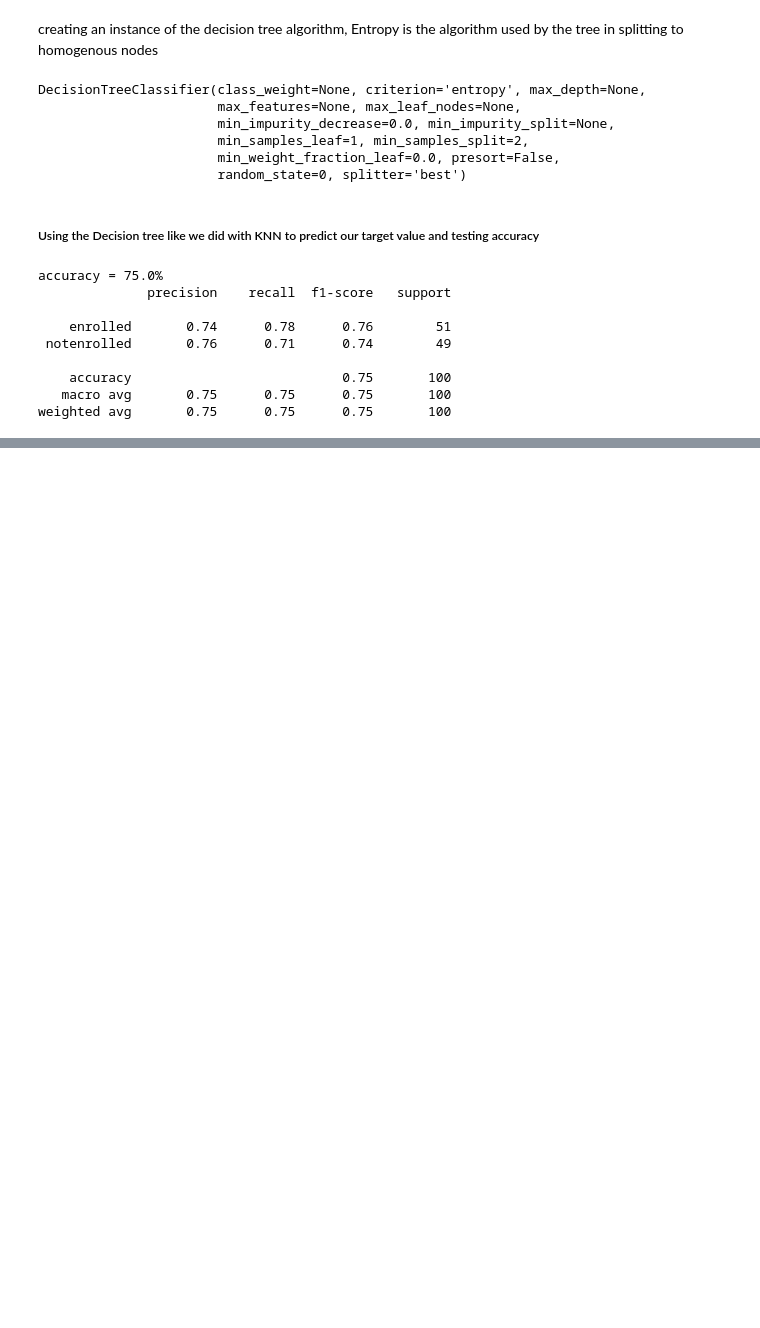
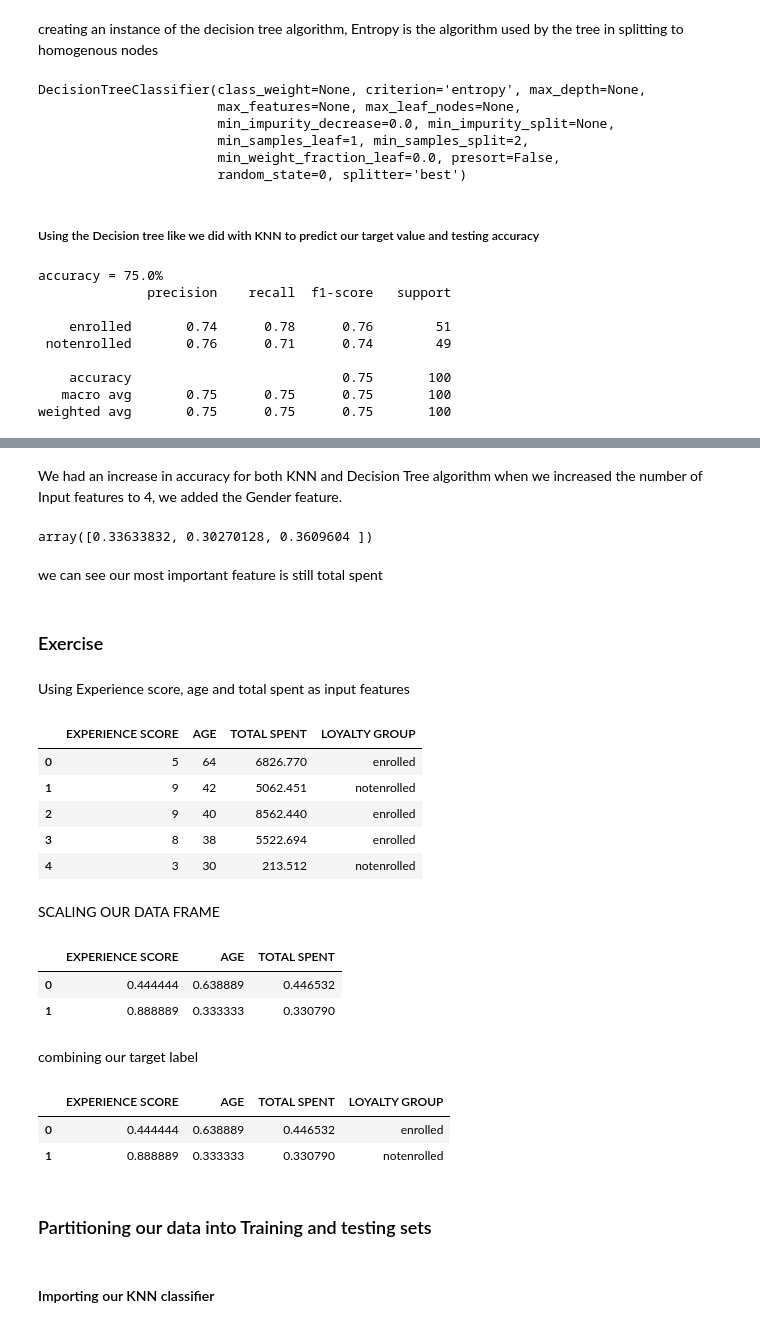
Before and after one commit to okeks/classification-supervised-, a Jupyter notebook: Retailer X Classification Analysis-Supervised Learning.ipynb, the cells around one changed output, grey strips where cells are left out. Cells and saved outputs as stored; diff of their text form; code cells hidden in the pictures; blank space fills up the shorter version.

```diff
--- a/Retailer X Classification Analysis-Supervised Learning.ipynb
+++ b/Retailer X Classification Analysis-Supervised Learning.ipynb
@@ -911,0 +1137,22 @@ weighted avg       0.75      0.75      0.75       100
+# %% [markdown]
+We had an increase in accuracy for both KNN and Decision Tree algorithm when we increased the number of Input features to 4, we added the Gender feature.
+# %%
+clf_tree.feature_importances_
+# %% [output]
+array([0.33633832, 0.30270128, 0.3609604 ])
+# %% [markdown]
+we can see our most important feature is still total spent
+# %% [markdown]
+### Exercise
+# %% [markdown]
+Using Experience score, age and total spent as input features
+# %%
+GF_classification = customer_all_view[['EXPERIENCE SCORE','AGE','TOTAL SPENT', 'LOYALTY GROUP']]
+GF_classification.head()
+# %% [output]
+|  | EXPERIENCE SCORE | AGE | TOTAL SPENT | LOYALTY GROUP |
+| 0 | 5 | 64 | 6826.770 | enrolled |
+| 1 | 9 | 42 | 5062.451 | notenrolled |
+| 2 | 9 | 40 | 8562.440 | enrolled |
+| 3 | 8 | 38 | 5522.694 | enrolled |
+| 4 | 3 | 30 | 213.512 | notenrolled |
@@ -911,0 +1161,2 @@ weighted avg       0.75      0.75      0.75       100
+# %% [markdown]
+SCALING OUR DATA FRAME
@@ -911,0 +1167,8 @@ weighted avg       0.75      0.75      0.75       100
+# %%
+GF_classification.head(2)
+# %% [output]
+|  | EXPERIENCE SCORE | AGE | TOTAL SPENT |
+| 0 | 0.444444 | 0.638889 | 0.446532 |
+| 1 | 0.888889 | 0.333333 | 0.330790 |
+# %% [markdown]
+combining our target label
@@ -911,0 +1177,8 @@ weighted avg       0.75      0.75      0.75       100
+# %%
+GF_classification.head(2)
+# %% [output]
+|  | EXPERIENCE SCORE | AGE | TOTAL SPENT | LOYALTY GROUP |
+| 0 | 0.444444 | 0.638889 | 0.446532 | enrolled |
+| 1 | 0.888889 | 0.333333 | 0.330790 | notenrolled |
+# %% [markdown]
+### Partitioning our data into Training and testing sets
@@ -911,0 +1190,2 @@ weighted avg       0.75      0.75      0.75       100
+# %% [markdown]
+#### Importing our KNN classifier
```
Also changed, not shown: parts of 84 cells of this notebook.
